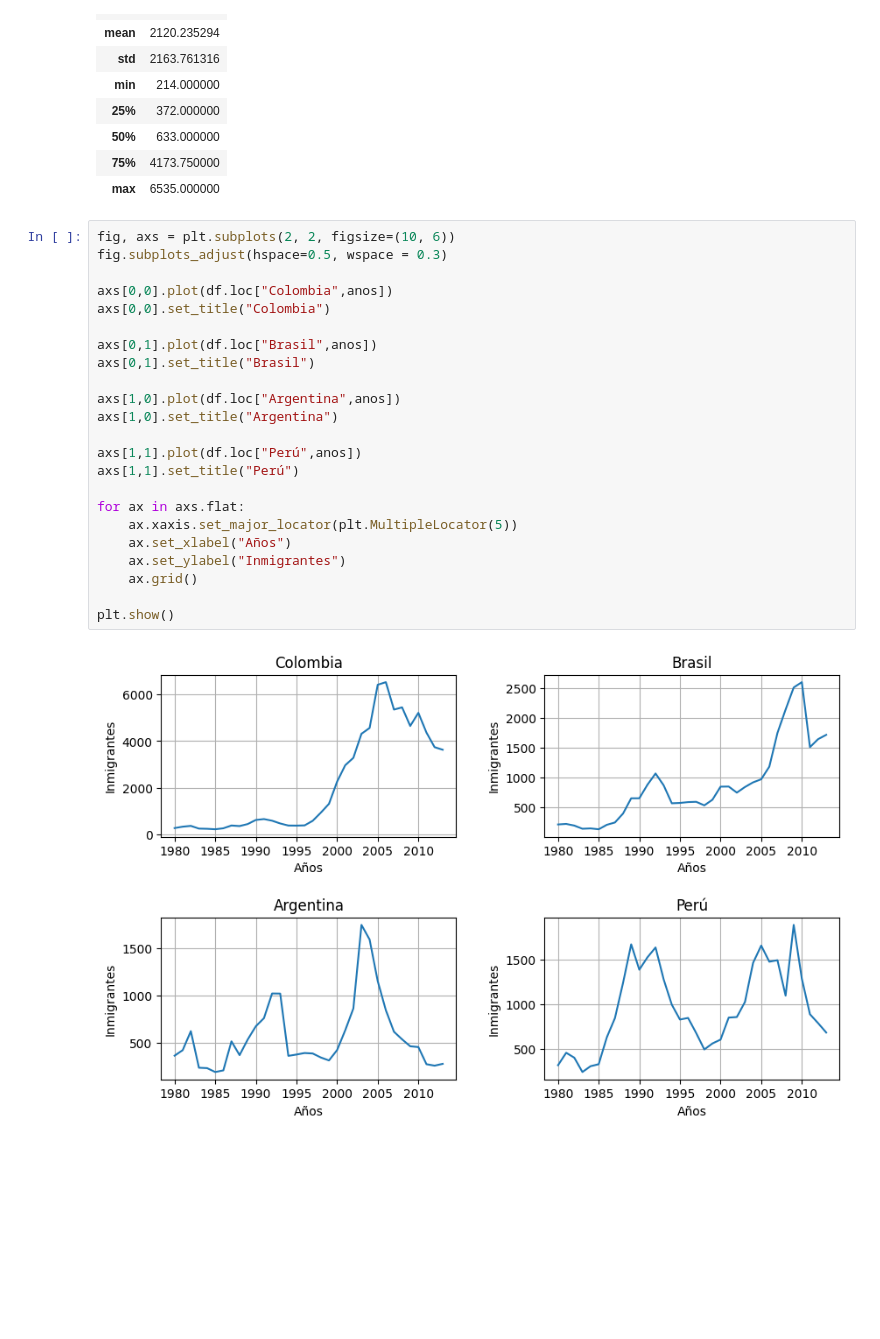
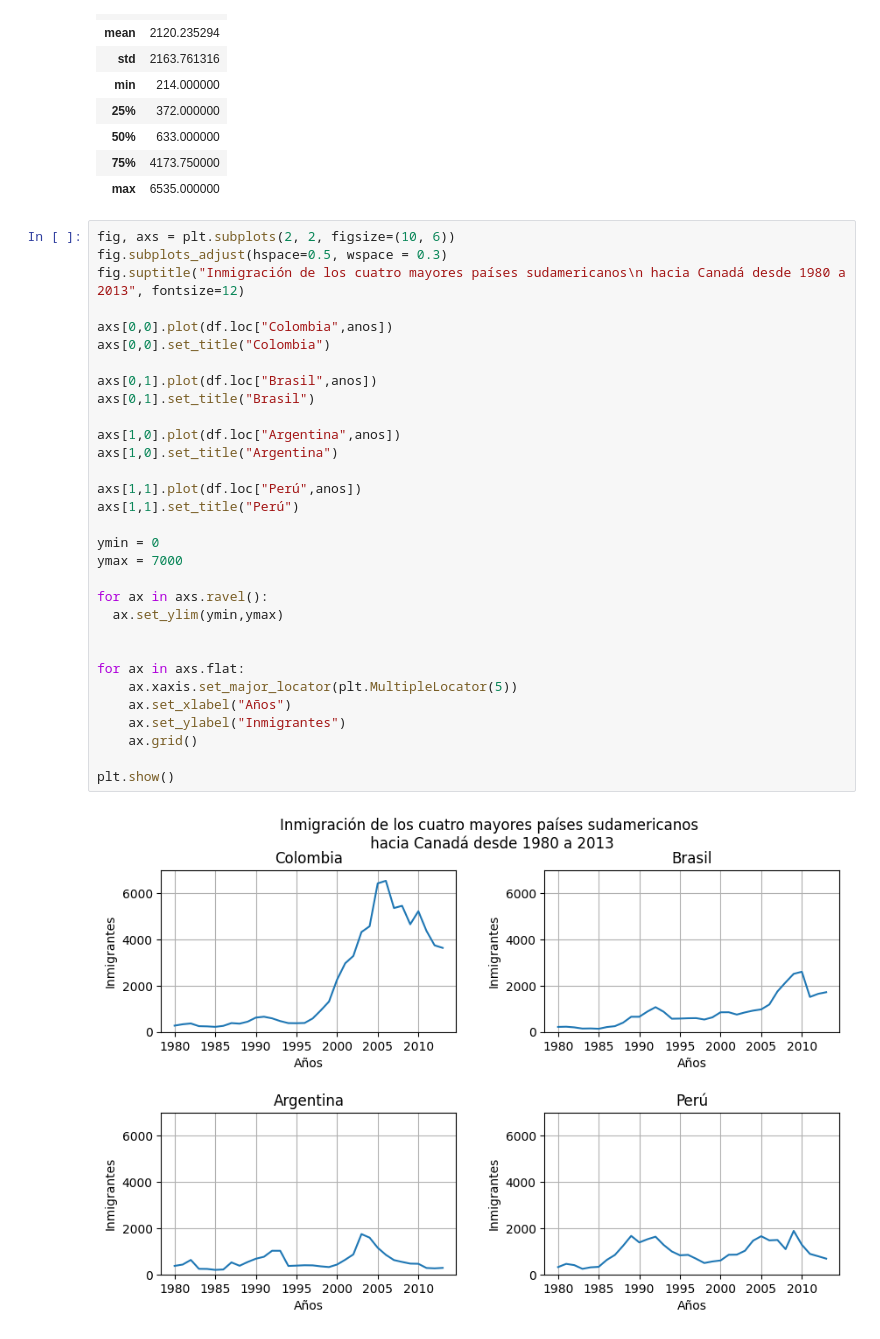
Before and after one commit to cmrondon2000/visualizacion-datos-python, a Jupyter notebook: Creando_Graficos_Python.ipynb, the cells around one changed output. Drawn from its saved outputs; the diff is of its cells as text; blank space fills up the shorter version.

```diff
--- a/Creando_Graficos_Python.ipynb
+++ b/Creando_Graficos_Python.ipynb
@@ -265,25 +265,33 @@ datos_col.describe()
 # %%
 fig, axs = plt.subplots(2, 2, figsize=(10, 6))
 fig.subplots_adjust(hspace=0.5, wspace = 0.3)
+fig.suptitle("Inmigración de los cuatro mayores países sudamericanos\n hacia Canadá desde 1980 a 2013", fontsize=12)
 
 axs[0,0].plot(df.loc["Colombia",anos])
 axs[0,0].set_title("Colombia")
 
 axs[0,1].plot(df.loc["Brasil",anos])
 axs[0,1].set_title("Brasil")
 
 axs[1,0].plot(df.loc["Argentina",anos])
 axs[1,0].set_title("Argentina")
 
 axs[1,1].plot(df.loc["Perú",anos])
 axs[1,1].set_title("Perú")
 
+ymin = 0
+ymax = 7000
+
+for ax in axs.ravel():
+  ax.set_ylim(ymin,ymax)
+
+
 for ax in axs.flat:
     ax.xaxis.set_major_locator(plt.MultipleLocator(5))
     ax.set_xlabel("Años")
     ax.set_ylabel("Inmigrantes")
     ax.grid()
 
 plt.show()
 # %% [output]
-[figure, old version]
+[figure, new version]
```
Also changed, not shown: parts of 2 cells of this notebook.
